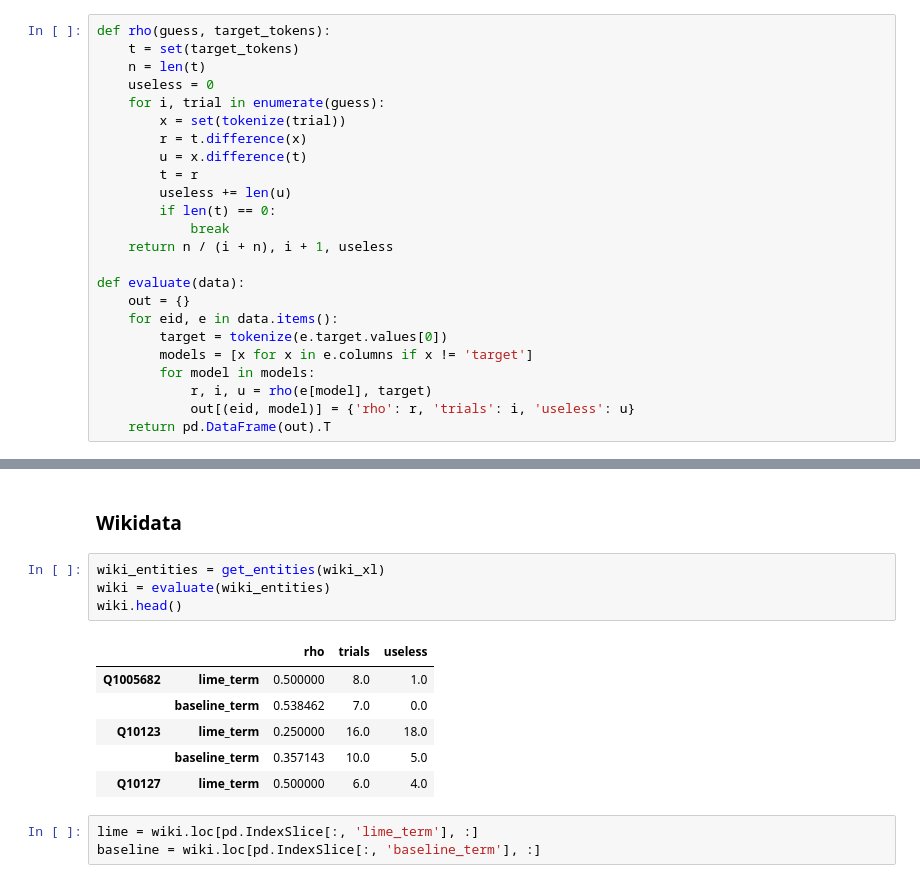
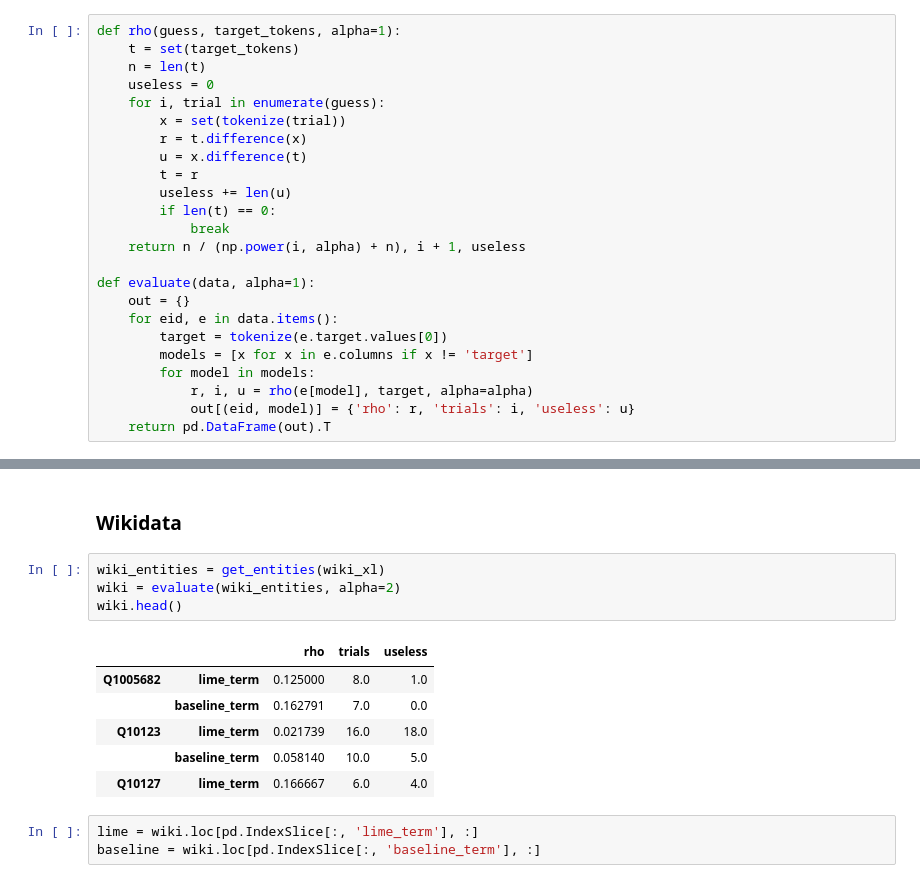
Before and after one commit to jermathew/E2L, a Jupyter notebook: notebooks/rank-evaluation/strategies.ipynb, the cells around one changed output, grey strips where cells are left out. Cells and saved outputs as stored; diff of their text form.

```diff
--- a/notebooks/rank-evaluation/strategies.ipynb
+++ b/notebooks/rank-evaluation/strategies.ipynb
@@ -38,7 +38,7 @@ def tokenize(s):
 def get_entities(xlsx):
     return dict([(s, xlsx.parse(s)) for s in xlsx.sheet_names])
 # %%
-def rho(guess, target_tokens):
+def rho(guess, target_tokens, alpha=1):
     t = set(target_tokens)
     n = len(t)
     useless = 0
@@ -50,15 +50,15 @@ def rho(guess, target_tokens):
         useless += len(u)
         if len(t) == 0:
             break
-    return n / (i + n), i + 1, useless
+    return n / (np.power(i, alpha) + n), i + 1, useless
 
-def evaluate(data):
+def evaluate(data, alpha=1):
     out = {}
     for eid, e in data.items():
         target = tokenize(e.target.values[0])
         models = [x for x in e.columns if x != 'target']
         for model in models:
-            r, i, u = rho(e[model], target)
+            r, i, u = rho(e[model], target, alpha=alpha)
             out[(eid, model)] = {'rho': r, 'trials': i, 'useless': u}
     return pd.DataFrame(out).T
 # %% [markdown]
@@ -106,15 +106,15 @@ A
 ### Wikidata
 # %%
 wiki_entities = get_entities(wiki_xl)
-wiki = evaluate(wiki_entities)
+wiki = evaluate(wiki_entities, alpha=2)
 wiki.head()
 # %% [output]
 |  |  | rho | trials | useless |
-| Q1005682 | lime_term | 0.500000 | 8.0 | 1.0 |
-|  | baseline_term | 0.538462 | 7.0 | 0.0 |
-| Q10123 | lime_term | 0.250000 | 16.0 | 18.0 |
-|  | baseline_term | 0.357143 | 10.0 | 5.0 |
-| Q10127 | lime_term | 0.500000 | 6.0 | 4.0 |
+| Q1005682 | lime_term | 0.125000 | 8.0 | 1.0 |
+|  | baseline_term | 0.162791 | 7.0 | 0.0 |
+| Q10123 | lime_term | 0.021739 | 16.0 | 18.0 |
+|  | baseline_term | 0.058140 | 10.0 | 5.0 |
+| Q10127 | lime_term | 0.166667 | 6.0 | 4.0 |
 # %%
 lime = wiki.loc[pd.IndexSlice[:, 'lime_term'], :]
 baseline = wiki.loc[pd.IndexSlice[:, 'baseline_term'], :]
```
Also changed, not shown: parts of 9 cells of this notebook.
